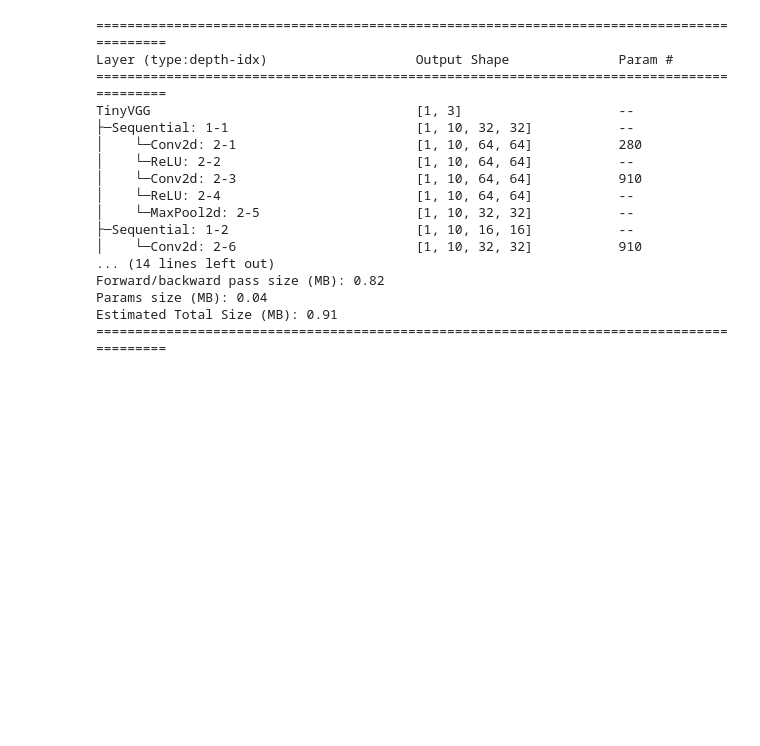
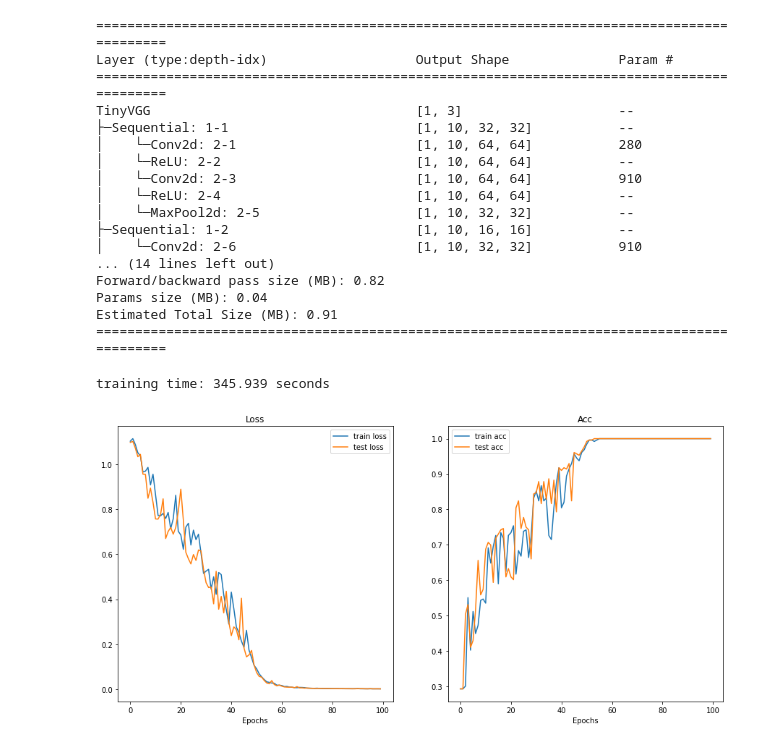
Before and after one commit to daspartho/learn-pytorch, a Jupyter notebook: datasets.ipynb, the cells around one changed output. Cells and saved outputs as stored; diff of their text form; code cells hidden in the pictures; blank space fills up the shorter version.

```diff
--- a/datasets.ipynb
+++ b/datasets.ipynb
@@ -296,13 +298,13 @@ img.shape, label.shape
 # %% [output]
 (torch.Size([1, 3, 64, 64]), torch.Size([1]))
 # %%
-simple_transform = transforms.Compose([
+transform = transforms.Compose([
     transforms.Resize((64,64)),
     transforms.ToTensor(),
 ])
 # %%
-train_data = ImageFolderCustom(train_dir, simple_transform)
-test_data = ImageFolderCustom(test_dir, simple_transform)
+train_data = ImageFolderCustom(train_dir, transform)
+test_data = ImageFolderCustom(test_dir, transform)
 
 train_dataloader = DataLoader(train_data,
                               batch_size=32,
@@ -441,0 +530,50 @@ Estimated Total Size (MB): 0.91
+# %%
+from timeit import default_timer as timer
+
+NUM_EPOCHS = 100
+
+loss_fn = nn.CrossEntropyLoss()
+optimizer = torch.optim.Adam(params=model.parameters(), lr=1e-3)
+
+start = timer()
+
+model_results = train(model,
+                      train_dataloader,
+                      test_dataloader,
+                      loss_fn,
+                      optimizer,
+                      NUM_EPOCHS)
+
+end = timer()
+print(f"training time: {end-start:.3f} seconds")
+# %% [output]
+training time: 345.939 seconds
+# %%
+def plot_loss_curves(results: Dict[str, List[float]]):
+
+    train_loss = results["train loss"]
+    train_acc = results["train acc"]
+    test_loss = results["test loss"]
+    test_acc = results["test acc"]
+
+    epochs = range(len(train_loss))
+
+    plt.figure(figsize=(15,7))
+
+    plt.subplot(1,2,1)
+    plt.plot(epochs, train_loss, label="train loss")
+    plt.plot(epochs, test_loss, label="test loss")
+    plt.title("Loss")
+    plt.xlabel("Epochs")
+    plt.legend()
+
+    plt.subplot(1,2,2)
+    plt.plot(epochs, train_acc, label="train acc")
+    plt.plot(epochs, test_acc, label="test acc")
+    plt.title("Acc")
+    plt.xlabel("Epochs")
+    plt.legend()
+# %%
+plot_loss_curves(model_results)
+# %% [output]
+[figure, added]
```
Also changed, not shown: parts of 11 cells of this notebook.
